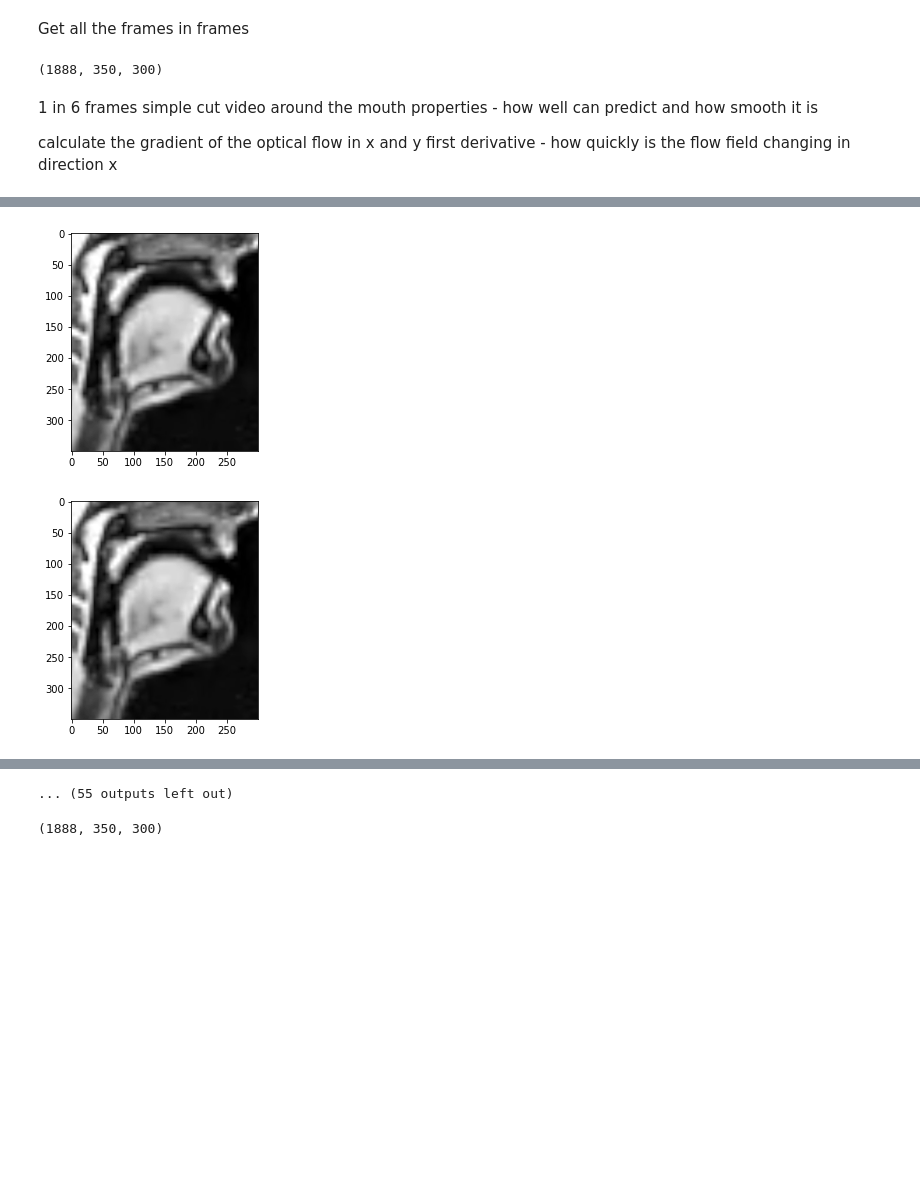
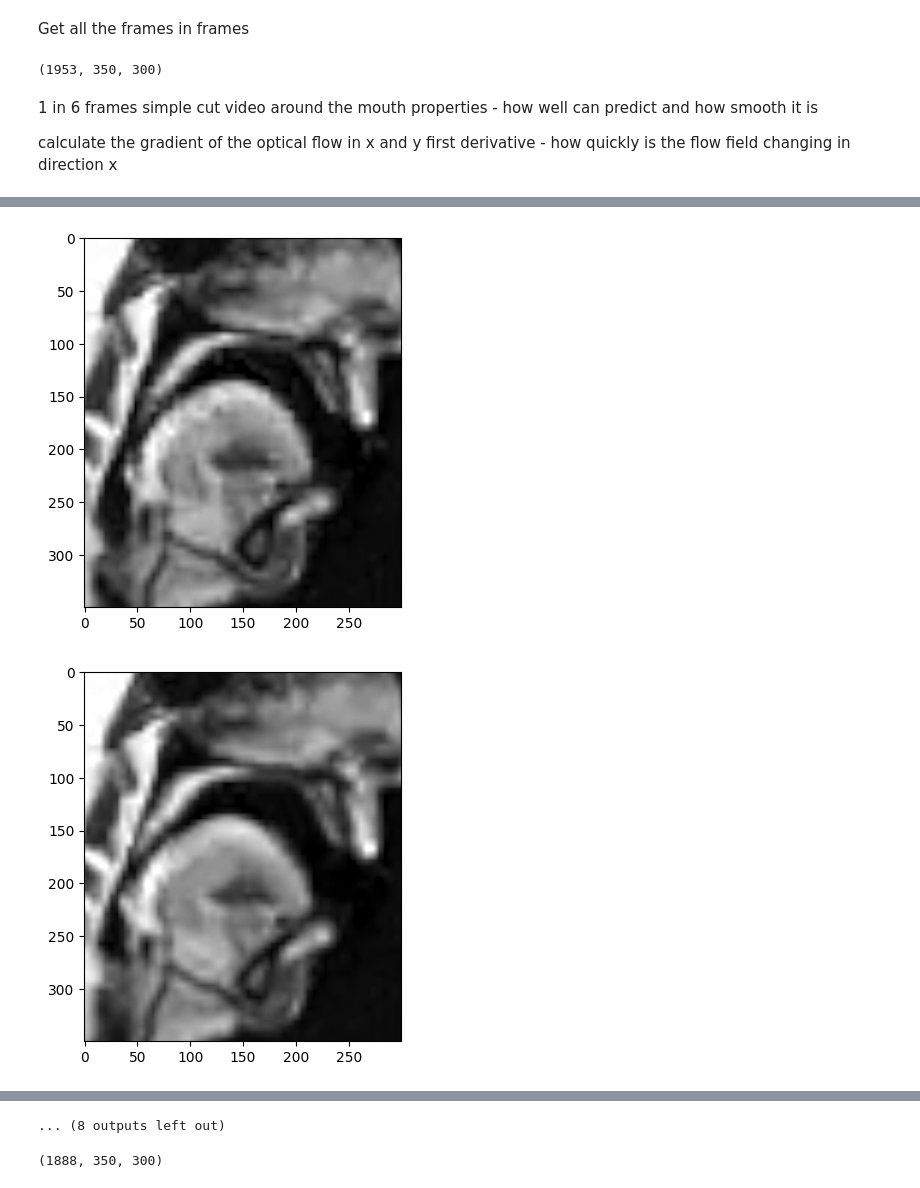
Before and after one commit to mishined/FYP, a Jupyter notebook: optical_flow.ipynb, the cells around one changed output, grey strips where cells are left out. Cells and saved outputs as stored; diff of their text form; code cells hidden in the pictures; blank space fills up the shorter version.

```diff
--- a/optical_flow.ipynb
+++ b/optical_flow.ipynb
@@ -88,7 +73,7 @@ Get all the frames in frames
 # %%
 frames = []
 #frames = np.array(frames)
-path = "drive/MyDrive/FYP/Subject_10_01.mp4"
+path = '/Users/misheton/OneDrive-UniversityofSussex/FYP/Participants/Participant_12/Processed_data/Video/Subject_12_01.mp4'
 cap = cv2.VideoCapture(path)
 ret = True
 while ret:
@@ -105,7 +90,7 @@ video = np.stack(frames, axis=0) # dimensions (T, H, W, C)
 video = video[:, 150:500, 600:900]
 video.shape
 # %% [output]
-(1888, 350, 300)
+(1953, 350, 300)
 # %% [markdown]
 1 in 6 frames
 simple
@@ -118,7 +103,7 @@ calculate the gradient of the optical flow in x and y
 first derivative - how quickly is the flow field changing in direction x
 # %%
 # Display the resulting frame
-for i in range(0,200,3):
+for i in range(0,200,10):
   plt.imshow(video[i], cmap='gray')
   plt.show()
 # %% [output]
@@ -133,2 +118,2 @@ for i in range(0,200,3):
-[figure, old version]
+[figure, new version]
-[figure, old version]
+[figure, new version]
@@ -137,4 +122,4 @@ for i in range(0,200,3):
-... (55 outputs left out)
+... (8 outputs left out)
 # %%
 def inference(args):
     # get the RAFT model
```
Also changed, not shown: parts of 10 cells of this notebook, 2 other files.
